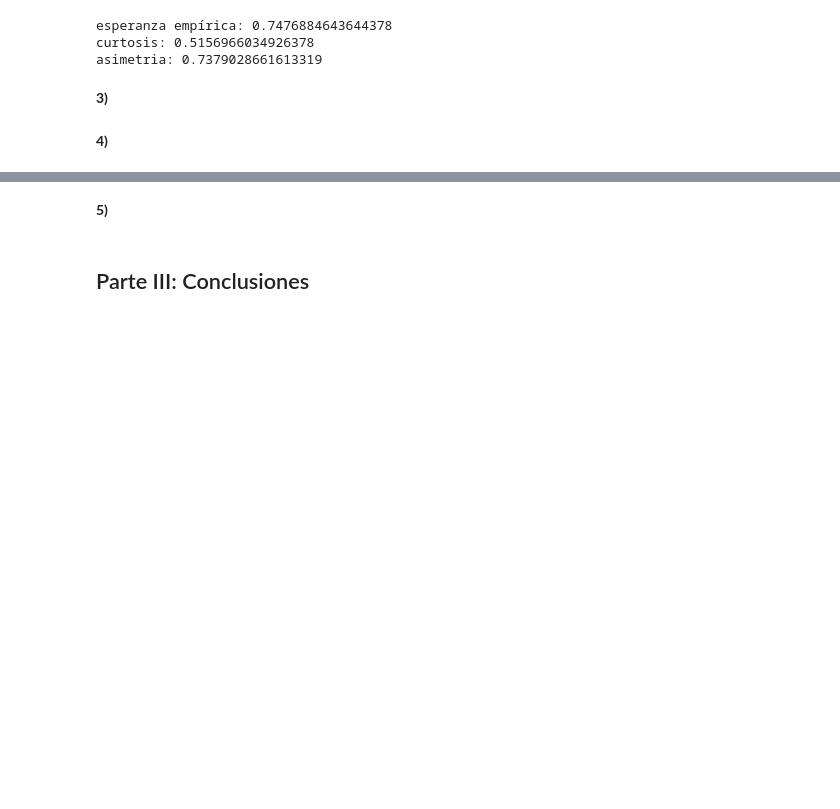
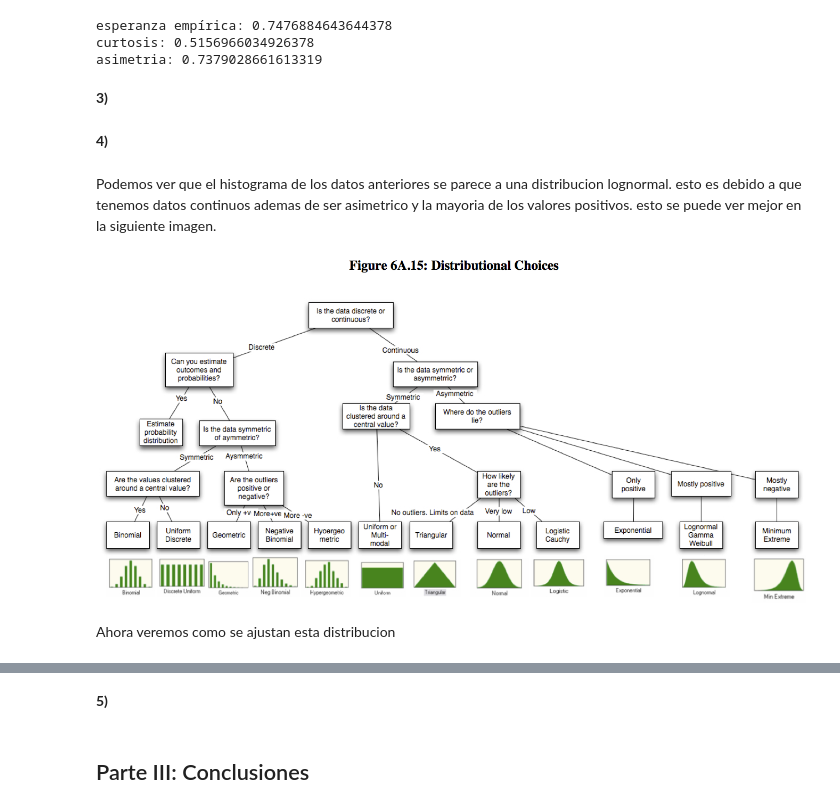
Before and after one commit to Spun1/INFO-274, a Jupyter notebook: PROYECTO/ProyectoUnidad1.ipynb, the cells around one changed output, grey strips where cells are left out. Drawn from its saved outputs; the diff is of its cells as text; code cells hidden in the pictures; blank space fills up the shorter version.

```diff
--- a/PROYECTO/ProyectoUnidad1.ipynb
+++ b/PROYECTO/ProyectoUnidad1.ipynb
@@ -369,3 +350,11 @@ asimetria: 0.7379028661613319
 **3)**
 # %% [markdown]
 **4)**
+# %% [markdown]
+Podemos ver que el histograma de los datos anteriores se parece a una distribucion lognormal. esto es debido a que tenemos datos continuos ademas de ser asimetrico y la mayoria de los valores positivos. esto se puede ver mejor en la siguiente imagen.
+# %%
+Image("distributions_choice.png")
+# %% [output]
+[figure, added]
+# %% [markdown]
+Ahora veremos como se ajustan esta distribucion
```
Also changed, not shown: parts of 5 cells of this notebook, 1 other file.
